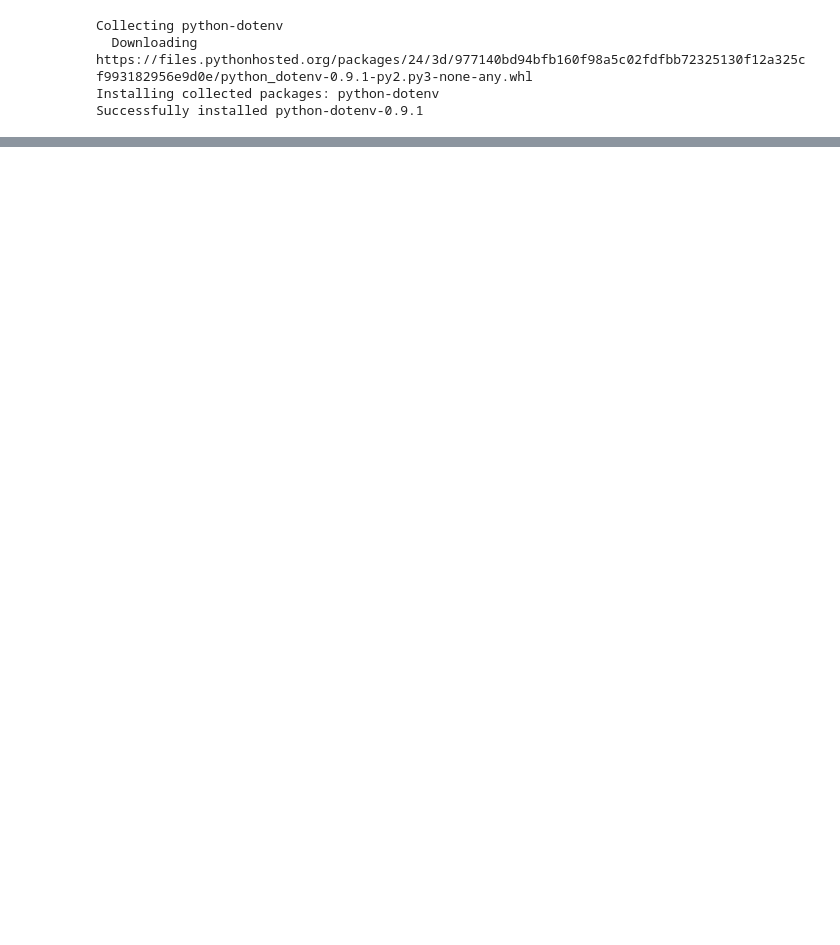
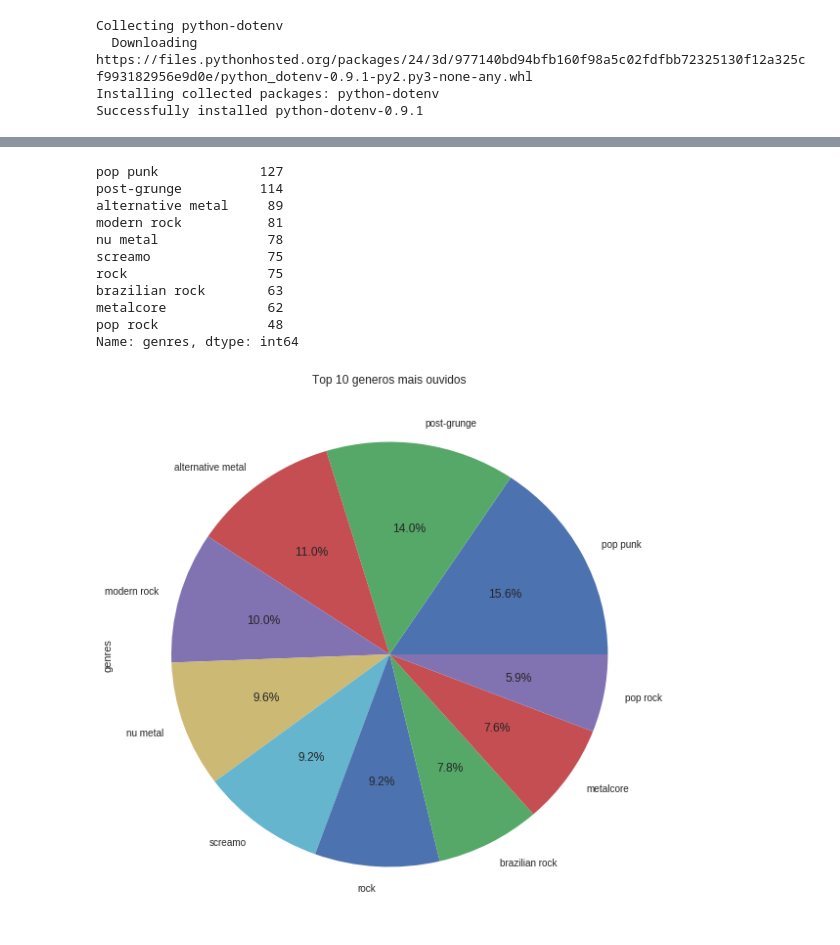
Before and after one commit to gabrielfas/spotify-playlist-analysis, a Jupyter notebook: Spotify_Data_Science.ipynb, the cells around one changed output, grey strips where cells are left out. Drawn from its saved outputs; the diff is of its cells as text; code cells hidden in the pictures; blank space fills up the shorter version.

```diff
--- a/Spotify_Data_Science.ipynb
+++ b/Spotify_Data_Science.ipynb
@@ -376,0 +259,3 @@ pdmusics
+# %%
+mix_musics = pdmusics.sample(frac=1)
+mix_musics.head()
@@ -376,0 +269,3 @@ pdmusics
+# %%
+sel_music = mix_musics[:500]
+sel_music.shape
@@ -376,0 +274,3 @@ pdmusics
+# %%
+sel_music['genres'] = sel_music.artist_id.apply(get_genres, args=(spfy,))
+sel_music.shape
@@ -376,0 +290,8 @@ pdmusics
+# %%
+genres = []
+for generos in sel_music['genres']:
+    for genero in generos:
+        genres.append(genero)
+
+pdgenres = pd.DataFrame(genres, columns=['genres'])
+pdgenres.head()
@@ -376,0 +305,19 @@ pdmusics
+# %%
+qtd_generos = pdgenres.genres.value_counts(ascending=False).head(10)
+print(qtd_generos)
+qtd_generos.plot(kind='pie', figsize=(10,10),autopct='%1.1f%%')
+plt.title('Top 10 generos mais ouvidos')
+plt.show()
+# %% [output]
+pop punk             127
+post-grunge          114
+alternative metal     89
+modern rock           81
+nu metal              78
+screamo               75
+rock                  75
+brazilian rock        63
+metalcore             62
+pop rock              48
+Name: genres, dtype: int64
+[figure, added]
```
Also changed, not shown: parts of 22 cells of this notebook.
